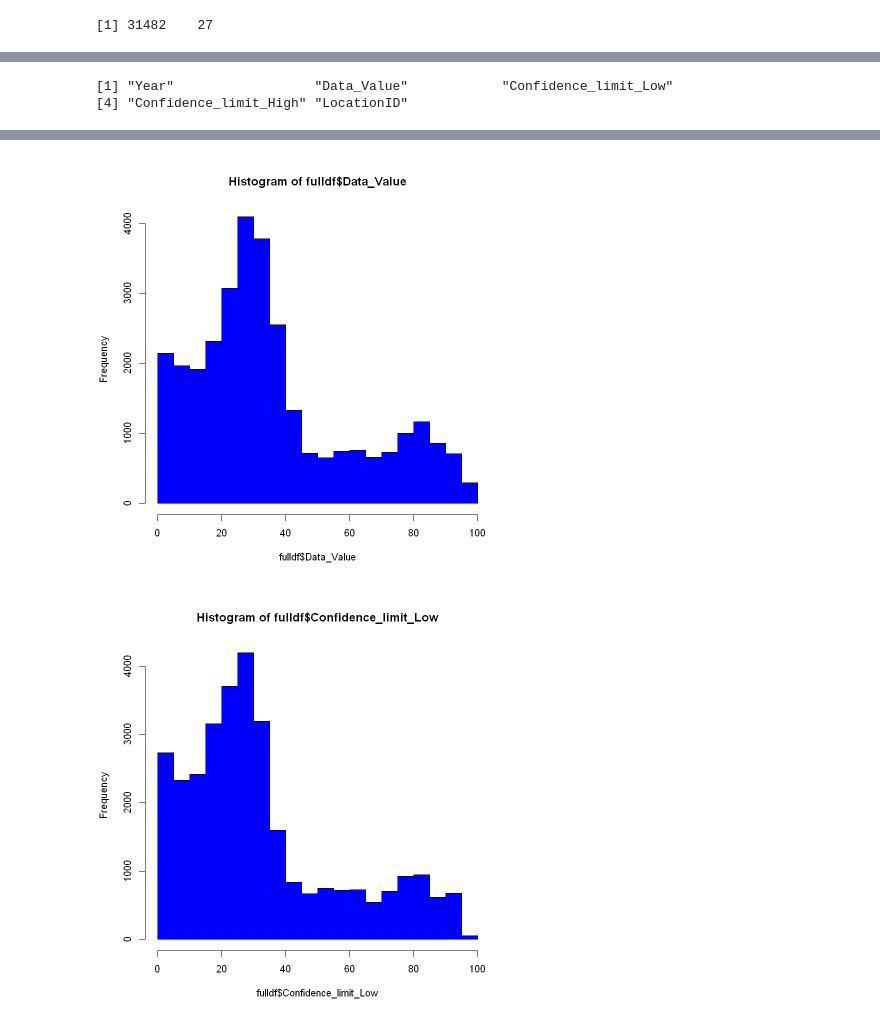
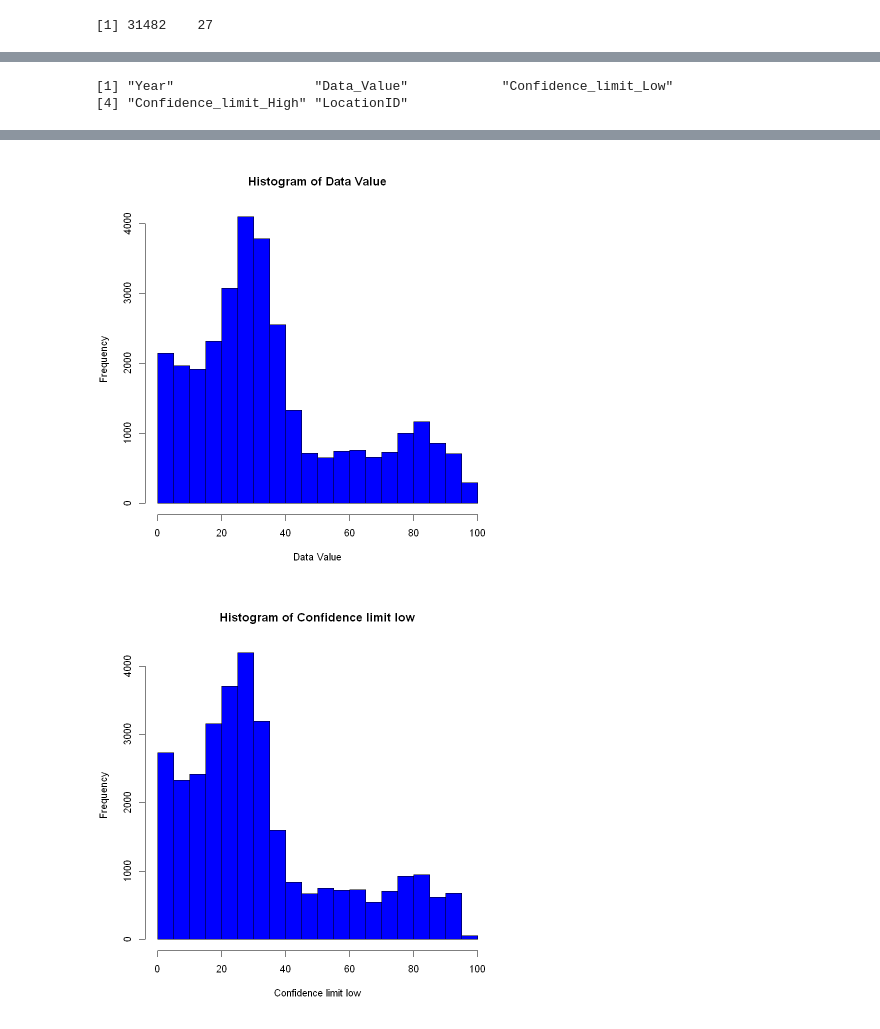
Before and after one commit to CMorar143/datavis, a Jupyter notebook: CA/C16460726.ipynb, the cells around one changed output, grey strips where cells are left out. Drawn from its saved outputs; the diff is of its cells as text; code cells hidden in the pictures.

```diff
--- a/CA/C16460726.ipynb
+++ b/CA/C16460726.ipynb
@@ -81 +105,4 @@ select(fulldf[which(fulldf$Year==2000),], Year, LocationID) # 275 rows
+# %%
+# Add a foreign key since there is none
+fulldf <- tibble::rowid_to_column(fulldf, "primary_key")
 # %%
@@ -87,17 +119,17 @@ names(numerical)
 
 # Majority of data is from 2011-2014 so itsnot a big deal to drop
 # the others becuase  of their missing values
-hist(fulldf$Year, col="blue")
+hist(fulldf$Year, col="blue", xlab="Year", main="Histogram of Year")
 
 # Slightly negatively skewed, although it is close to having a
 # normal distribution, i.e. no need to reshape this
-hist(fulldf$Data_Value, col="blue")
+hist(fulldf$Data_Value, col="blue", xlab="Data Value", main="Histogram of Data Value")
 
 
-hist(fulldf$Confidence_limit_Low, col="blue")
+hist(fulldf$Confidence_limit_Low, col="blue", xlab="Confidence limit low", main="Histogram of Confidence limit low")
 
 
-hist(fulldf$Confidence_limit_High, col="blue")
+hist(fulldf$Confidence_limit_High, col="blue", xlab="Confidence limit high", main="Histogram of Confidence limit low")
 # %% [output]
 [1] "Year"                  "Data_Value"            "Confidence_limit_Low"
 [4] "Confidence_limit_High" "LocationID"
@@ -105,2 +137,2 @@ hist(fulldf$Confidence_limit_High, col="blue")
-[figure, old version]
+[figure, new version]
-[figure, old version]
+[figure, new version]
```
Also changed, not shown: parts of 13 cells of this notebook, 4 other files.
